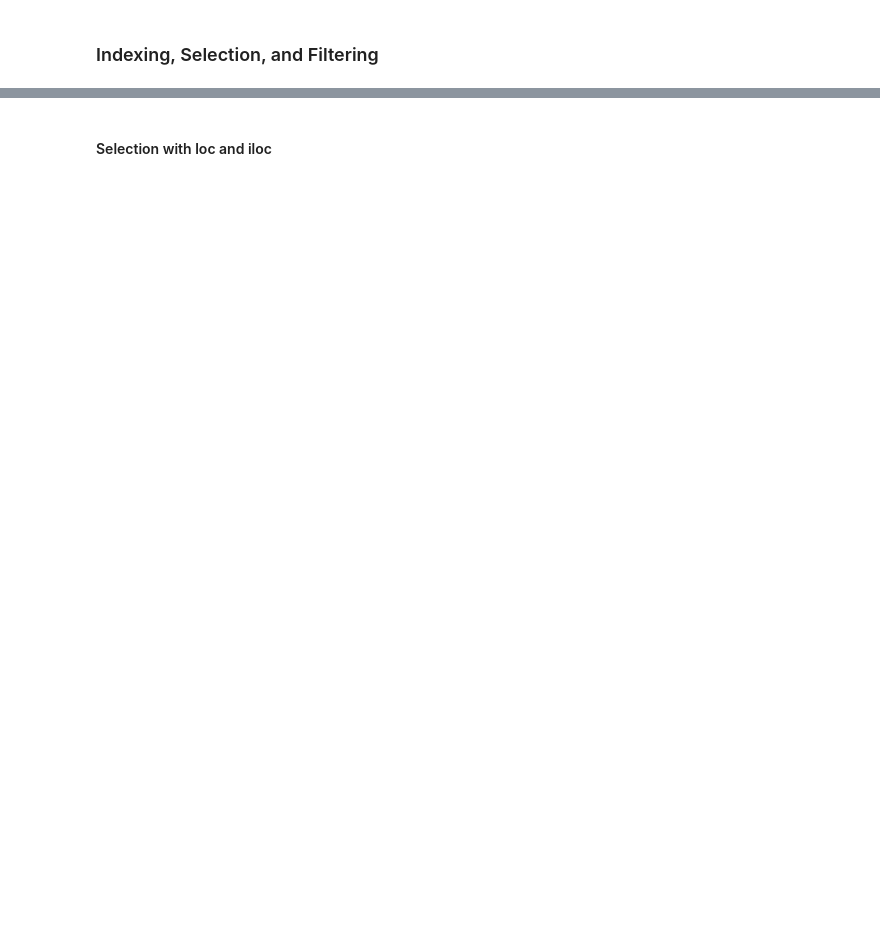
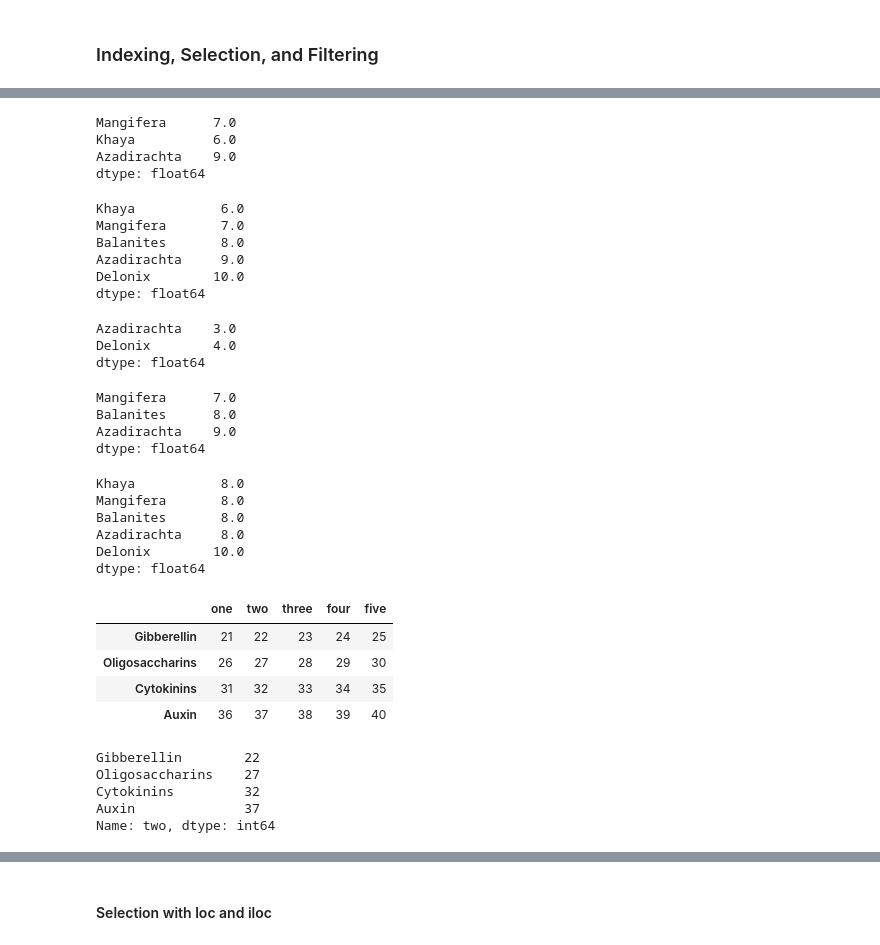
Before and after one commit to worker-bee-micah/practice-only, a Jupyter notebook: 00_mt_pd_dataframes_series.ipynb, the cells around one changed output, grey strips where cells are left out. Drawn from its saved outputs; the diff is of its cells as text; code cells hidden in the pictures; blank space fills up the shorter version.

```diff
--- a/00_mt_pd_dataframes_series.ipynb
+++ b/00_mt_pd_dataframes_series.ipynb
@@ -409,12 +582,58 @@ obj[obj < 2]
+# %%
+obj[['Mangifera', 'Khaya', 'Azadirachta']]
+# %% [output]
+Mangifera      7.0
+Khaya          6.0
+Azadirachta    9.0
+dtype: float64
 # %%
-obj['b':'c']
+obj
+# %% [output]
+Khaya           6.0
+Mangifera       7.0
+Balanites       8.0
+Azadirachta     9.0
+Delonix        10.0
+dtype: float64
 # %%
-obj['b':'c'] = 5
-obj
+obj[3:5]
+# %% [output]
+Azadirachta    3.0
+Delonix        4.0
+dtype: float64
+# %%
+obj['Mangifera':'Azadirachta']
+# %% [output]
+Mangifera      7.0
+Balanites      8.0
+Azadirachta    9.0
+dtype: float64
+# %%
+obj['Khaya':'Azadirachta'] = 8
+obj
+# %% [output]
+Khaya           8.0
+Mangifera       8.0
+Balanites       8.0
+Azadirachta     8.0
+Delonix        10.0
+dtype: float64
 # %%
-data = pd.DataFrame(np.arange(16).reshape((4, 4)),
-                    index=['Ohio', 'Colorado', 'Utah', 'New York'],
-                    columns=['one', 'two', 'three', 'four'])
+data = pd.DataFrame(np.arange(21, 41,1).reshape((4, 5)),
+                    index=['Gibberellin', 'Oligosaccharins', 'Cytokinins', 'Auxin'],
+                    columns=['one', 'two', 'three', 'four', 'five'])
 data
-data['two']
-data[['three', 'one']]
+# %% [output]
+|  | one | two | three | four | five |
+| Gibberellin | 21 | 22 | 23 | 24 | 25 |
+| Oligosaccharins | 26 | 27 | 28 | 29 | 30 |
+| Cytokinins | 31 | 32 | 33 | 34 | 35 |
+| Auxin | 36 | 37 | 38 | 39 | 40 |
+# %%
+data['two']
+# %% [output]
+Gibberellin        22
+Oligosaccharins    27
+Cytokinins         32
+Auxin              37
+Name: two, dtype: int64
```
Also changed, not shown: parts of 70 cells of this notebook, 1 other file.
